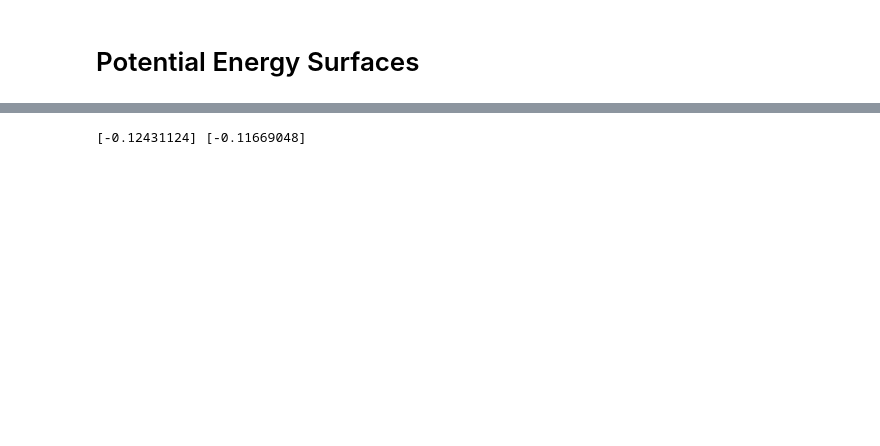
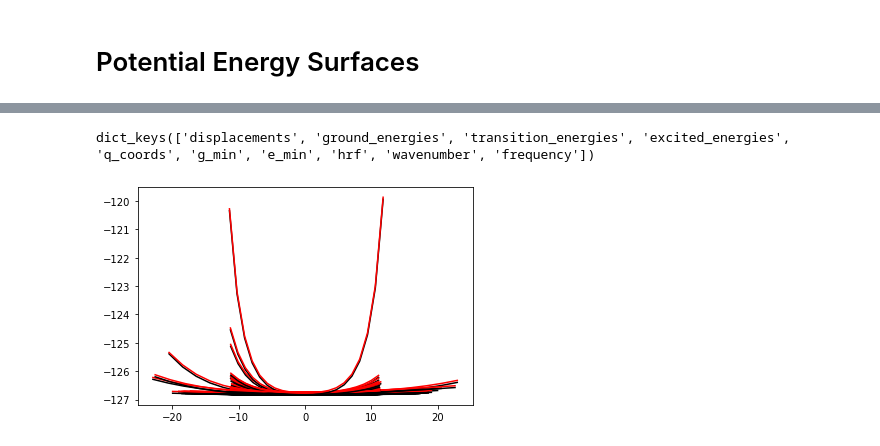
Before and after one commit to Oliver-Feighan/SpectralDensity, a Jupyter notebook: notebooks/PES.ipynb, the cells around one changed output, grey strips where cells are left out. Cells and saved outputs as stored; diff of their text form; code cells hidden in the pictures; blank space fills up the shorter version.

```diff
--- a/notebooks/PES.ipynb
+++ b/notebooks/PES.ipynb
@@ -95,7 +134,3 @@ for i in [336]:
-# %%
-g_crit = g_poly.deriv().r
-e_crit = e_poly.deriv().r
-
-print(g_crit, e_crit)
-# %% [output]
-[-0.12431124] [-0.11669048]
+# %%
+with open("../data/hessians/huang_rhys.json") as hr_json:
+    res = json.load(hr_json)
@@ -101,0 +139,11 @@ print(g_crit, e_crit)
+# %%
+fig, ax = plt.subplots()
+
+print(res["mode_3"].keys())
+
+for mode in res.keys():
+    ax.plot(res[mode]["q_coords"], res[mode]["ground_energies"], color='black')
+    ax.plot(res[mode]["q_coords"], res[mode]["excited_energies"], color='red')
+# %% [output]
+dict_keys(['displacements', 'ground_energies', 'transition_energies', 'excited_energies', 'q_coords', 'g_min', 'e_min', 'hrf', 'wavenumber', 'frequency'])
+[figure, added]
```
Also changed, not shown: parts of 8 cells of this notebook, 6 other files.
